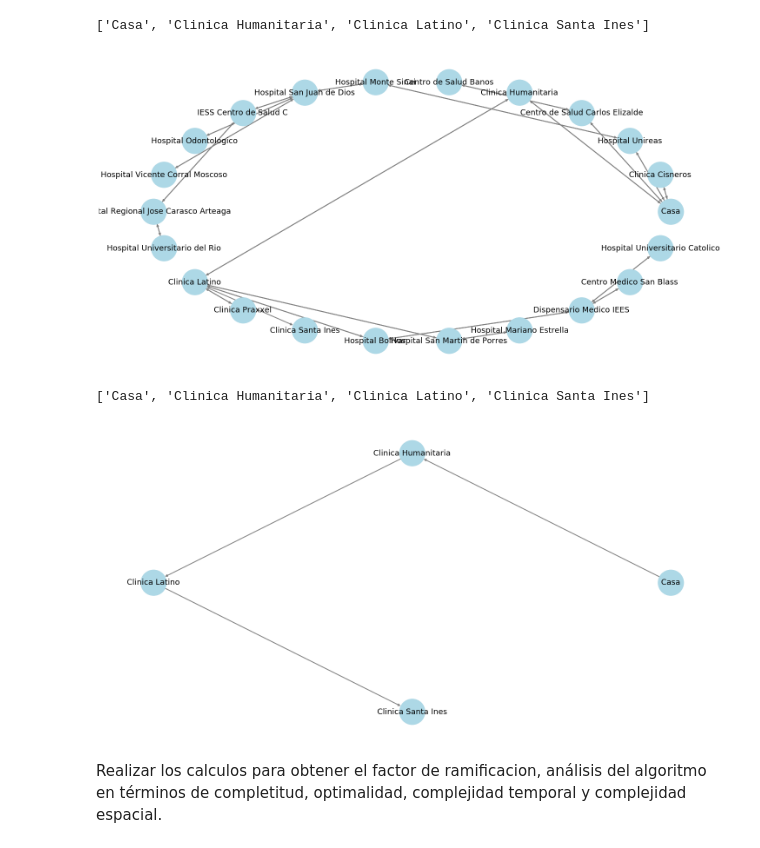
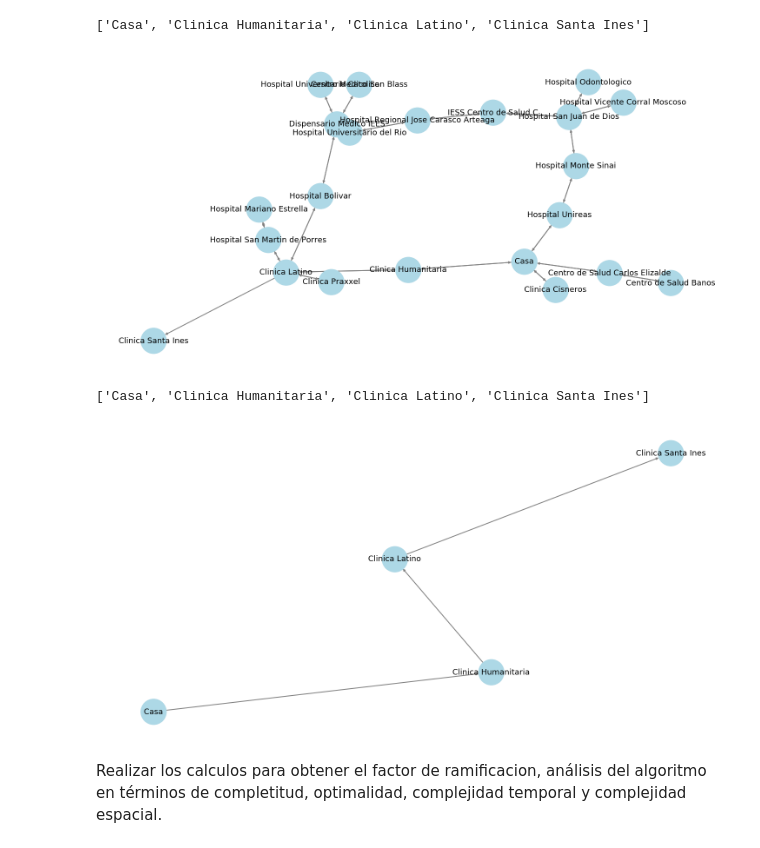
Before and after one commit to gguallpa97/DeberesIA, a Jupyter notebook: BusquedaAmplitud.ipynb, the cells around one changed output. Drawn from its saved outputs; the diff is of its cells as text; code cells hidden in the pictures.

```diff
--- a/BusquedaAmplitud.ipynb
+++ b/BusquedaAmplitud.ipynb
@@ -470,35 +470,35 @@ def escribriDatos(lista):
 #
 lista_nueva = []
 x = 0
 cont = 0
 while x < len(lista2):
     if cont== 2:
             #print("DATOS ESCRITOS")
             escribriDatos(lista_nueva)
             #print("******")
             cont = 0
             lista_nueva = []
     if cont != 2:
         #print(lista[x])
         lista_nueva.append(lista2[x])
         cont=cont+1
 
     x=x+1
 spain_flights = pd.read_csv("hospitales.csv")
 DG=nx.DiGraph()
 for row in spain_flights.iterrows():
     DG.add_edge(row[1]["origin"],
                 row[1]["destination"])
 
-nx.draw_circular(DG,
+nx.draw_spring(DG,
                  node_color="lightblue",
                  edge_color="gray",
                  font_size=18,
                  width=2, with_labels=True, node_size=3500,
 )
 remove("hospitales.csv")
 # %% [output]
-[figure, old version]
+[figure, new version]
 # %%
 #**********DIBUJO DE LA SOLUCION**********#
 #Importacion de la librerias necesarias
@@ -549,7 +549,7 @@ for row in sol_lista.iterrows():
     DG.add_edge(row[1]["origin"],
                 row[1]["destination"])
 
-nx.draw_circular(DG,
+nx.draw_spring(DG,
                  node_color="lightblue",
                  edge_color="gray",
                  font_size=18,
@@ -560,7 +560,7 @@ remove("solHospitales.csv")
 print(result)
 # %% [output]
 ['Casa', 'Clinica Humanitaria', 'Clinica Latino', 'Clinica Santa Ines']
-[figure, old version]
+[figure, new version]
 # %% [markdown]
 Realizar los calculos para obtener el factor de ramificacion, análisis del algoritmo en términos de completitud, optimalidad, complejidad temporal y complejidad espacial.
 # %% [markdown]
```
Also changed, not shown: parts of 2 cells of this notebook.
